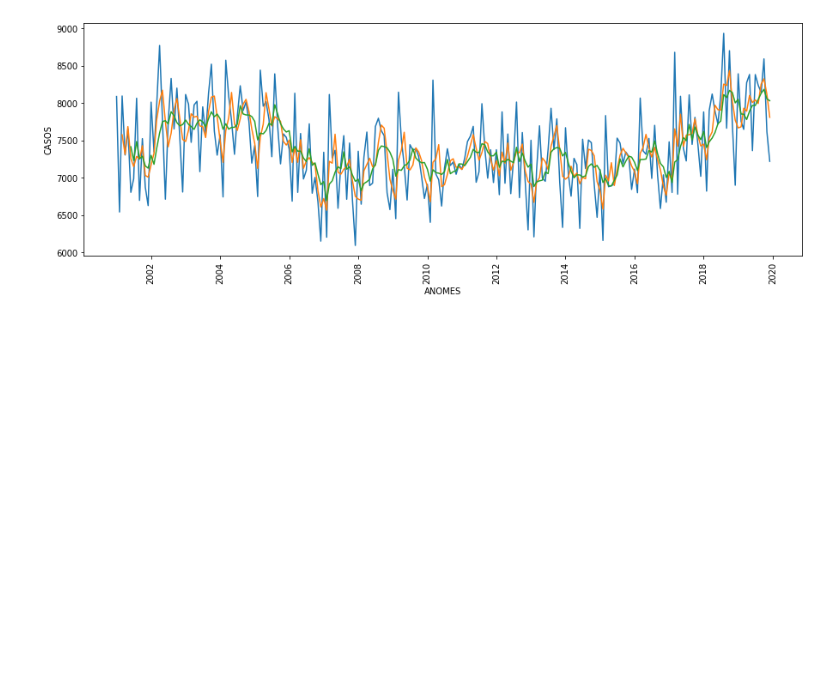
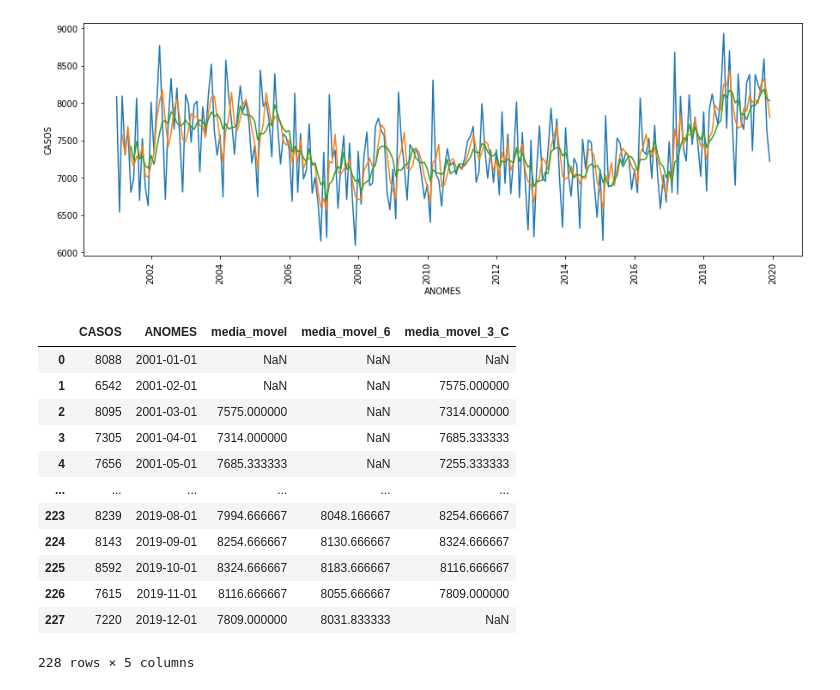
Before and after one commit to Kensawa94/Portifolio-Alura, a Jupyter notebook: Diário/Módulo 4/Atividade - 2/Atividade - 2.ipynb, the cells around one changed output. Cells and saved outputs as stored; diff of their text form; code cells hidden in the pictures; blank space fills up the shorter version.

```diff
--- a/Diário/Módulo 4/Atividade - 2/Atividade - 2.ipynb
+++ b/Diário/Módulo 4/Atividade - 2/Atividade - 2.ipynb
@@ -155,0 +144,16 @@ plt.show()
+# %%
+dados_final
+# %% [output]
+|  | CASOS | ANOMES | media_movel | media_movel_6 | media_movel_3_C |
+| 0 | 8088 | 2001-01-01 | NaN | NaN | NaN |
+| 1 | 6542 | 2001-02-01 | NaN | NaN | 7575.000000 |
+| 2 | 8095 | 2001-03-01 | 7575.000000 | NaN | 7314.000000 |
+| 3 | 7305 | 2001-04-01 | 7314.000000 | NaN | 7685.333333 |
+| 4 | 7656 | 2001-05-01 | 7685.333333 | NaN | 7255.333333 |
+| ... | ... | ... | ... | ... | ... |
+| 223 | 8239 | 2019-08-01 | 7994.666667 | 8048.166667 | 8254.666667 |
+| 224 | 8143 | 2019-09-01 | 8254.666667 | 8130.666667 | 8324.666667 |
+| 225 | 8592 | 2019-10-01 | 8324.666667 | 8183.666667 | 8116.666667 |
+| 226 | 7615 | 2019-11-01 | 8116.666667 | 8055.666667 | 7809.000000 |
+| 227 | 7220 | 2019-12-01 | 7809.000000 | 8031.833333 | NaN |
+228 rows × 5 columns
```
Also changed, not shown: parts of 4 cells of this notebook.
